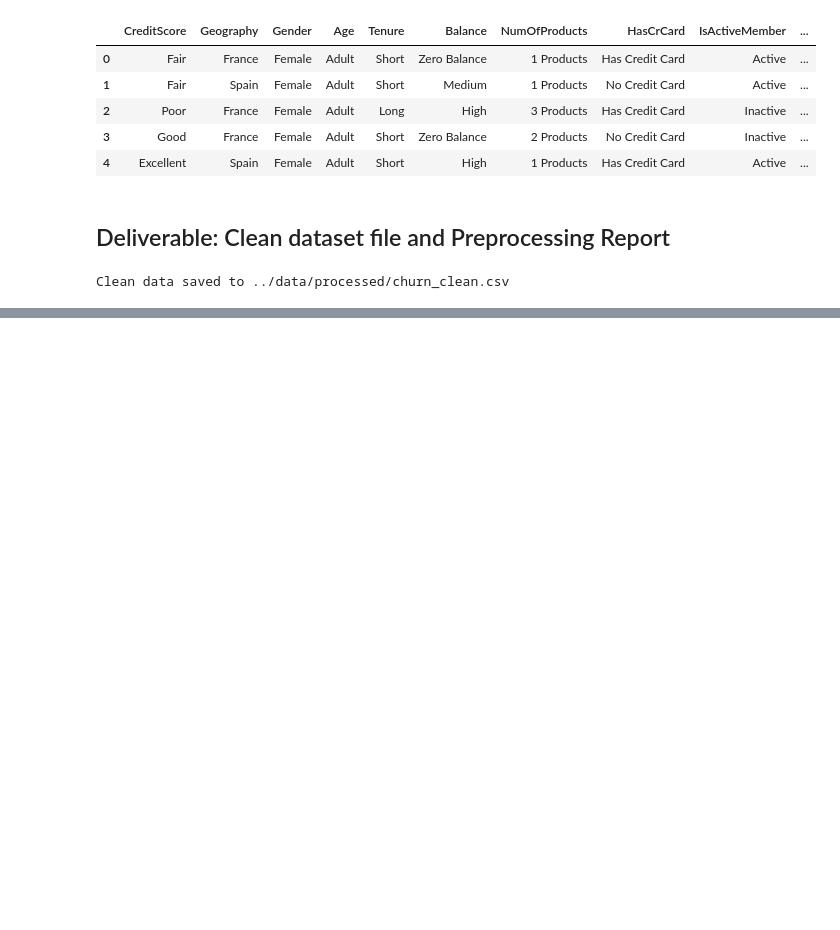
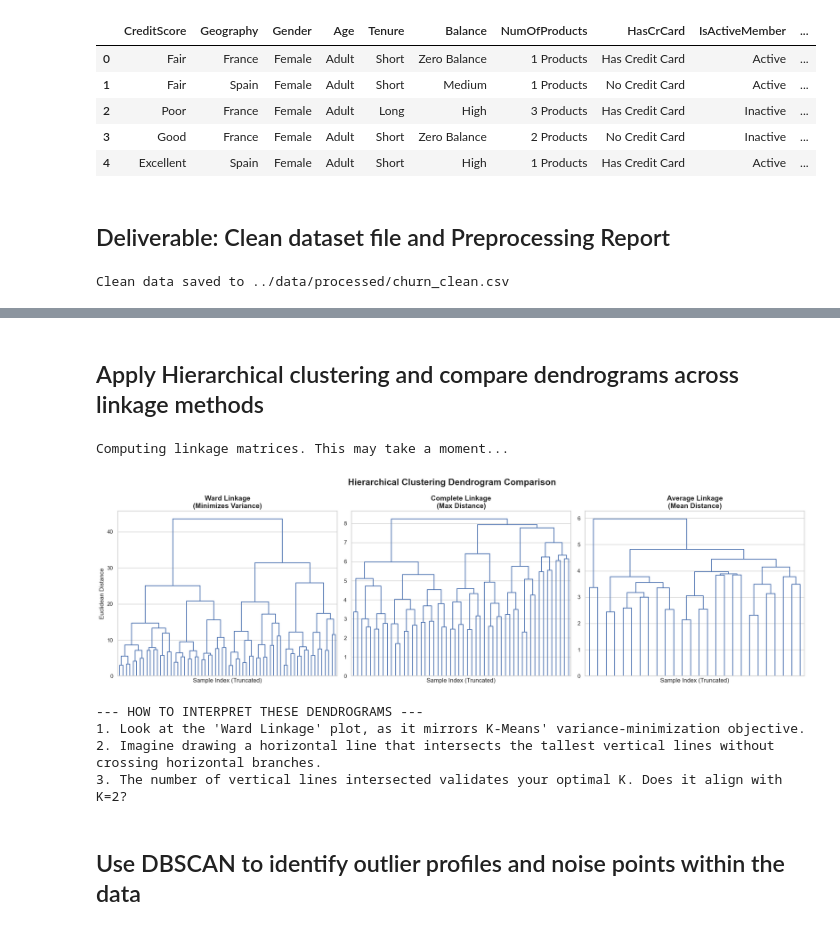
Before and after one commit to Kelompok4-PPTI20/data-mining, a Jupyter notebook: notebooks/fixed-notebook.ipynb, the cells around one changed output, grey strips where cells are left out. Drawn from its saved outputs; the diff is of its cells as text; code cells hidden in the pictures; blank space fills up the shorter version.

```diff
--- a/notebooks/fixed-notebook.ipynb
+++ b/notebooks/fixed-notebook.ipynb
@@ -391,0 +678,64 @@ Clean data saved to ../data/processed/churn_clean.csv
+# %% [markdown]
+## Apply Hierarchical clustering and compare dendrograms across linkage methods
+# %%
+import scipy.cluster.hierarchy as sch
+# ── Step 2.5: Hierarchical Clustering & Dendrograms ──────────
+# BUSINESS & COMPUTATIONAL LOGIC:
+# Hierarchical clustering distance matrices require massive memory.
+# Running it on the full dataset might crash the kernel.
+# We take a representative random sample (e.g., 1000 records) from
+# our full dataset to visualize the natural tree structure and
+# validate our chosen K from the Elbow/Silhouette methods.
+# ─────────────────────────────────────────────────────────────
+OPTIMAL_K = best_k
+# 1. Safely sample the data (ensure we exclude target/cluster labels if they exist)
+sample_size = min(1000, len(X_cluster))
+cols_to_drop = [col for col in ['Cluster', 'Exited'] if col in X_cluster.columns]
+X_sample = X_cluster.drop(columns=cols_to_drop).sample(n=sample_size, random_state=42)
+
+# 2. Compute the linkage matrices across different methods
+# 'ward' minimizes intra-cluster variance (aligns perfectly with K-Means logic)
+# 'complete' considers the maximum distance between clusters
+# 'average' considers the average distance between clusters
+print("Computing linkage matrices. This may take a moment...")
+linkage_ward = sch.linkage(X_sample, method='ward')
+linkage_complete = sch.linkage(X_sample, method='complete')
+linkage_average = sch.linkage(X_sample, method='average')
+
+# 3. Visualize the Dendrograms side-by-side
+fig, axes = plt.subplots(1, 3, figsize=(20, 6))
+
+# Plot Ward
+sch.dendrogram(linkage_ward, ax=axes[0], truncate_mode='level', p=5, no_labels=True, color_threshold=0)
+axes[0].set_title('Ward Linkage\n(Minimizes Variance)', fontsize=14, fontweight='bold')
+axes[0].set_ylabel('Euclidean Distance')
+axes[0].set_xlabel('Sample Index (Truncated)')
+
+# Plot Complete
+sch.dendrogram(linkage_complete, ax=axes[1], truncate_mode='level', p=5, no_labels=True, color_threshold=0)
+axes[1].set_title('Complete Linkage\n(Max Distance)', fontsize=14, fontweight='bold')
+axes[1].set_xlabel('Sample Index (Truncated)')
+
+# Plot Average
+sch.dendrogram(linkage_average, ax=axes[2], truncate_mode='level', p=5, no_labels=True, color_threshold=0)
+axes[2].set_title('Average Linkage\n(Mean Distance)', fontsize=14, fontweight='bold')
+axes[2].set_xlabel('Sample Index (Truncated)')
+
+fig.suptitle('Hierarchical Clustering Dendrogram Comparison', fontsize=18, fontweight='bold')
+plt.tight_layout()
+plt.show()
+
+# ── Interpretation Guide for the Notebook ────────────────────
+print("\n--- HOW TO INTERPRET THESE DENDROGRAMS ---")
+print("1. Look at the 'Ward Linkage' plot, as it mirrors K-Means' variance-minimization objective.")
+print("2. Imagine drawing a horizontal line that intersects the tallest vertical lines without crossing horizontal branches.")
+print(f"3. The number of vertical lines intersected validates your optimal K. Does it align with K={OPTIMAL_K}?")
+# %% [output]
+Computing linkage matrices. This may take a moment...
+[figure, added]
+--- HOW TO INTERPRET THESE DENDROGRAMS ---
+1. Look at the 'Ward Linkage' plot, as it mirrors K-Means' variance-minimization objective.
+2. Imagine drawing a horizontal line that intersects the tallest vertical lines without crossing horizontal branches.
+3. The number of vertical lines intersected validates your optimal K. Does it align with K=2?
+# %% [markdown]
+## Use DBSCAN to identify outlier profiles and noise points within the data
```
Also changed, not shown: parts of 12 cells of this notebook, 5 other files.
